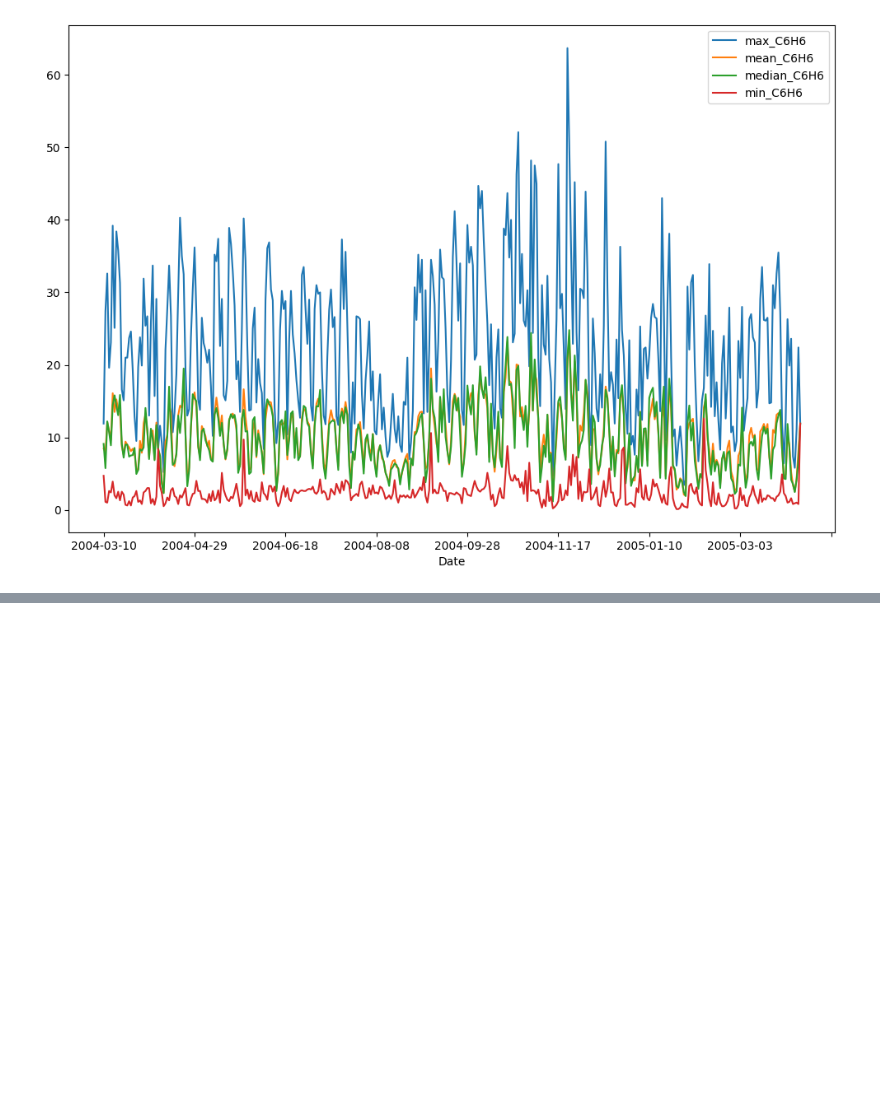
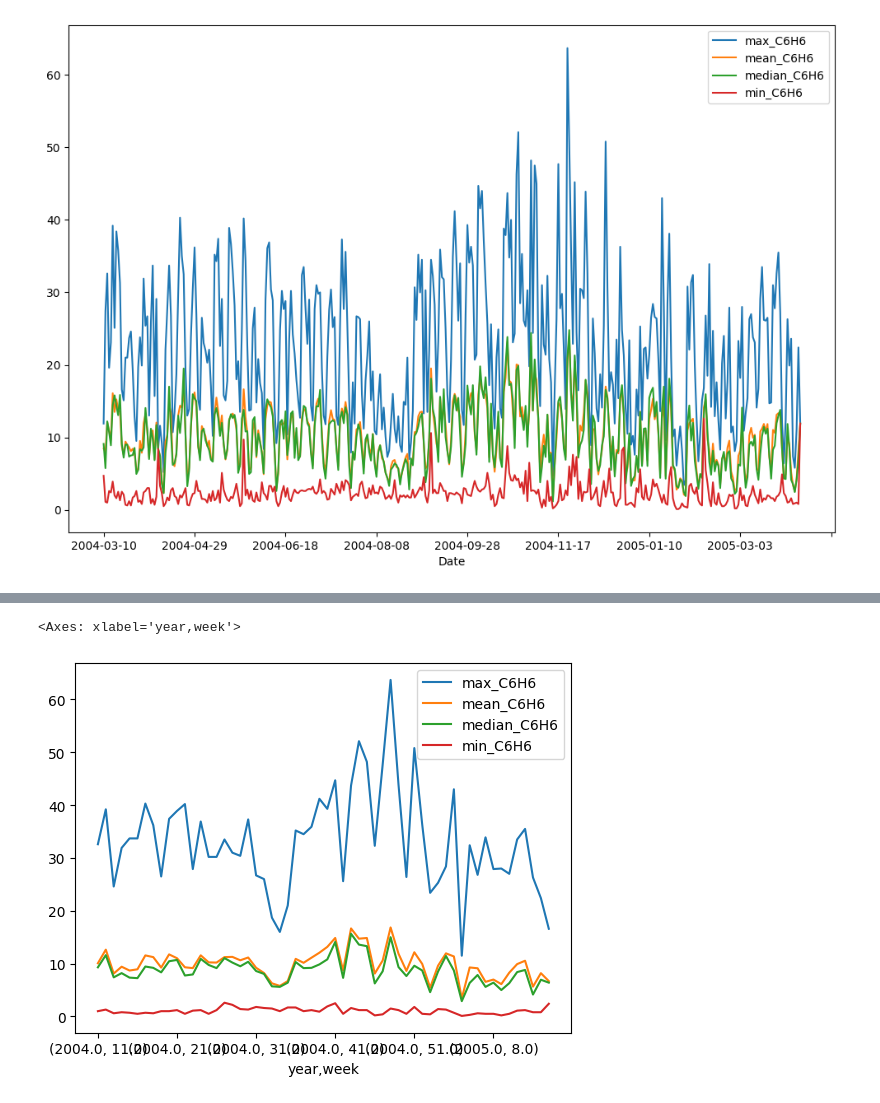
Before and after one commit to Alex-Devoid/ST-554-Project1, a Jupyter notebook: Task2/Task2.ipynb, the cells around one changed output, grey strips where cells are left out. Saved outputs shown, nothing was run; the diff lists cells and outputs as text; code cells hidden in the pictures; blank space fills up the shorter version.

```diff
--- a/Task2/Task2.ipynb
+++ b/Task2/Task2.ipynb
@@ -433,0 +464,6 @@ data_summary.plot(kind = "line", figsize = (12,8))
+# %%
+C6H6_weekly = air_qu.groupby(["year", "week"]).agg(max_C6H6 = ("true_C6H6", "max"),
+                                                   mean_C6H6 = ("true_C6H6", "mean"),
+                                                   median_C6H6 = ("true_C6H6", "median"),
+                                                   min_C6H6 = ("true_C6H6", "min"))
+C6H6_weekly.head()
@@ -433,0 +478,6 @@ data_summary.plot(kind = "line", figsize = (12,8))
+# %%
+#true C6H6 summaries over time
+C6H6_weekly.plot(kind = "line")
+# %% [output]
+<Axes: xlabel='year,week'>
+[figure, added]
```
Also changed, not shown: parts of 13 cells of this notebook.
